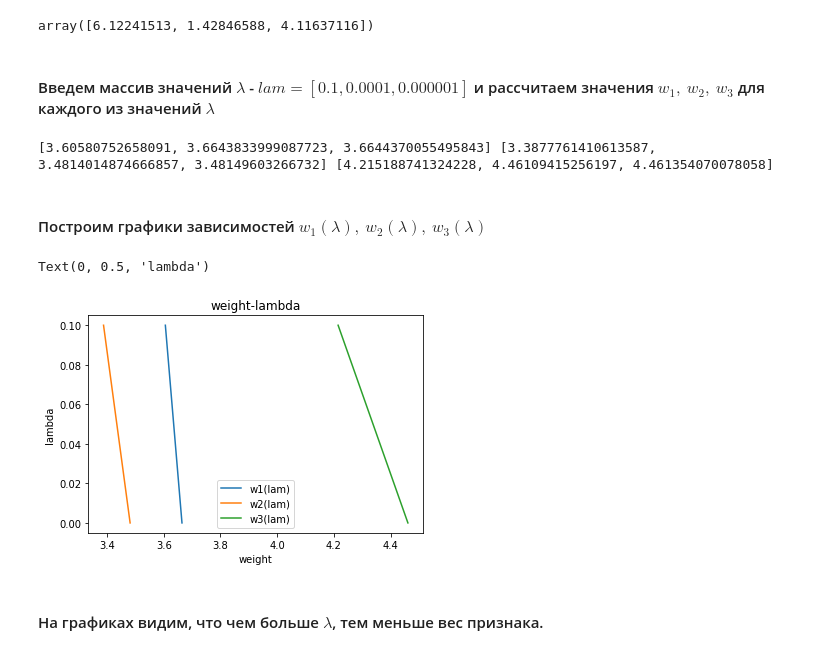
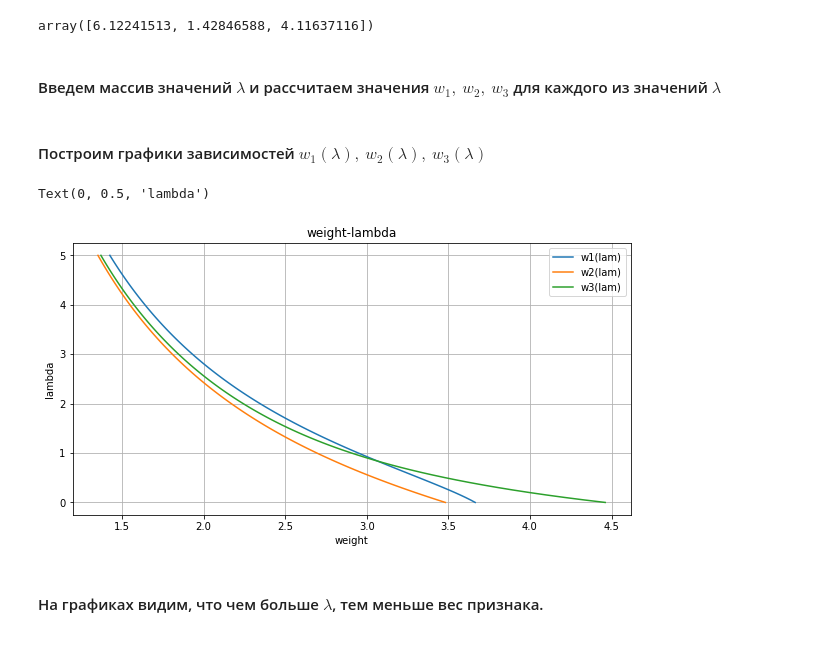
Before and after one commit to myselfadmirer/Algorithms_for_Data_Analysis, a Jupyter notebook: lesson2/lesson2.ipynb, the cells around one changed output. Saved outputs shown, nothing was run; the diff lists cells and outputs as text; code cells hidden in the pictures.

Commit message:
Lesson 2. Plot

```diff
--- a/lesson2/lesson2.ipynb
+++ b/lesson2/lesson2.ipynb
@@ -54,9 +54,10 @@ def eval_model_reg2(X, y, iterations, alpha=1e-4, lambda_=1e-8):
 #             print(i, W, err)
     return W
 # %% [markdown]
-#### Введем массив значений $\lambda$ - $lam = [0.1, 0.0001, 0.000001]$ и рассчитаем значения $w_1,\ w_2,\ w_3$ для каждого из значений $\lambda$
+#### Введем массив значений $\lambda$ и рассчитаем значения $w_1,\ w_2,\ w_3$ для каждого из значений $\lambda$
 # %%
-lam = [0.1, 0.0001, 0.000001]
+# lam = [0.1, 0.01, 0.001, 0.0001, 0.00001, 0.000001]
+lam = np.linspace(1e-8, 5, 100)
 w1 = []
 w2 = []
 w3 = []
@@ -65,22 +66,22 @@ for i in range(len(lam)):
     w1.append(weight[1])
     w2.append(weight[2])
     w3.append(weight[3])
-print(w1, w2, w3)
+# print(w1, w2, w3)
-# %% [output]
-[3.60580752658091, 3.6643833999087723, 3.6644370055495843] [3.3877761410613587, 3.4814014874666857, 3.48149603266732] [4.215188741324228, 4.46109415256197, 4.461354070078058]
 # %% [markdown]
 #### Построим графики зависимостей $w_1(\lambda),\ w_2(\lambda),\ w_3(\lambda)$
 # %%
+plt.figure(figsize=(10,5))
 plt.plot(w1, lam, label = 'w1(lam)')
 plt.plot(w2, lam, label = 'w2(lam)')
 plt.plot(w3, lam, label = 'w3(lam)')
 plt.legend()
+plt.grid()
 plt.title('weight-lambda')
 plt.xlabel('weight')
 plt.ylabel('lambda')
 # %% [output]
 Text(0, 0.5, 'lambda')
-[figure, old version]
+[figure, new version]
 # %% [markdown]
 #### На графиках видим, что чем больше $\lambda$, тем меньше вес признака.
 # %% [markdown]
```
